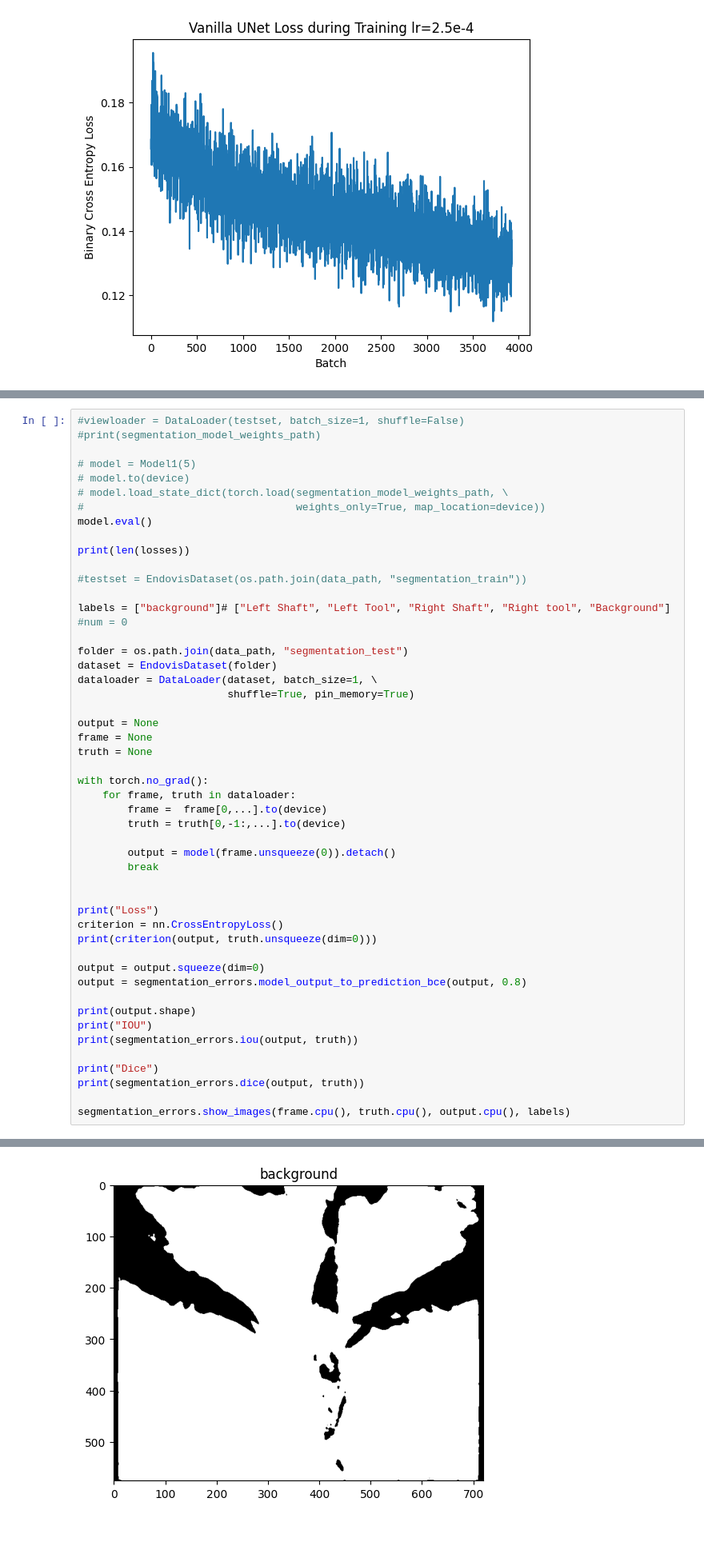
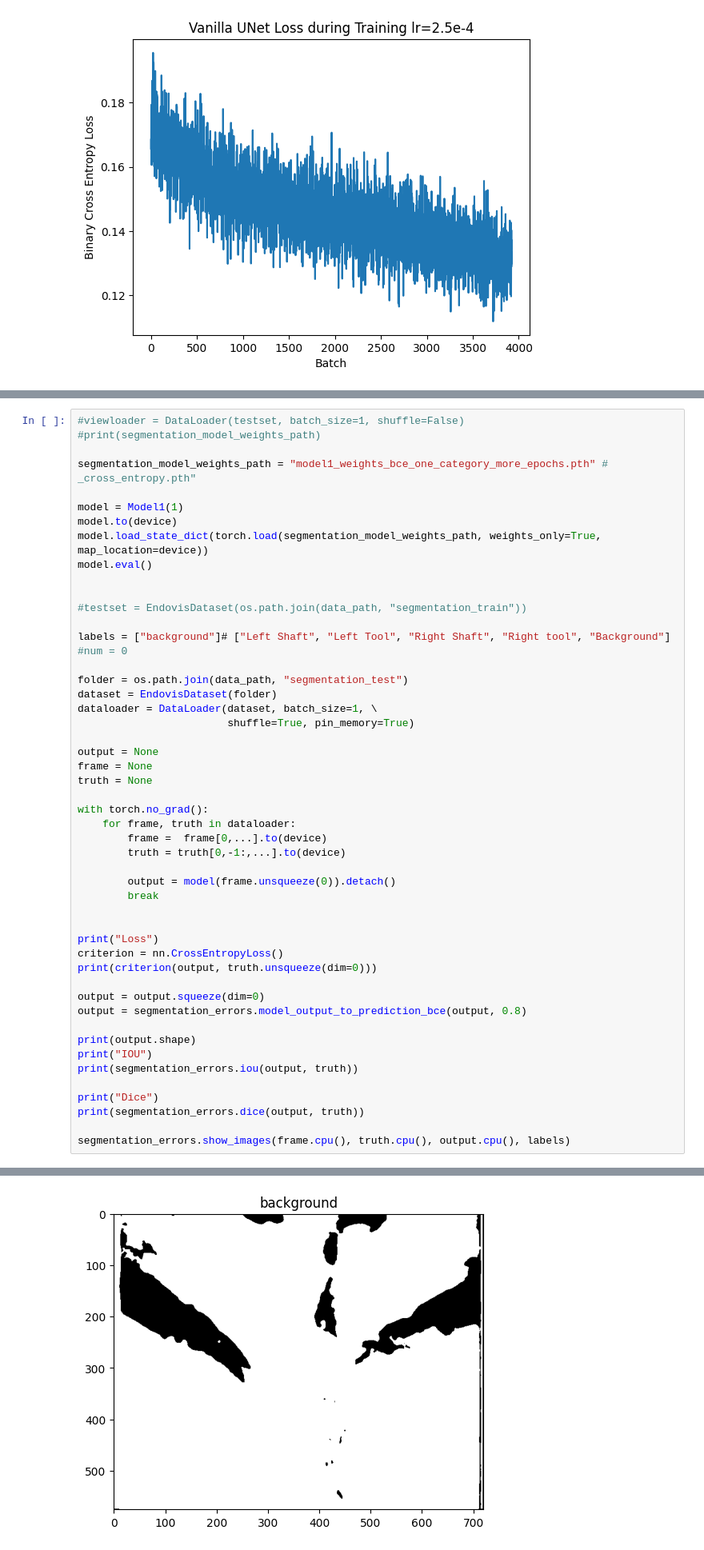
Before and after one commit to akrho19/CS_7643_project, a Jupyter notebook: main.ipynb, the cells around one changed output, grey strips where cells are left out. Shown at 80% size. Saved outputs shown, nothing was run; the diff lists cells and outputs as text.

Commit message:
Made some changes to how images are displayed for segmentation part

```diff
--- a/main.ipynb
+++ b/main.ipynb
@@ -167,13 +170,13 @@ with torch.no_grad():
 #viewloader = DataLoader(testset, batch_size=1, shuffle=False)
 #print(segmentation_model_weights_path)
 
-# model = Model1(5)
-# model.to(device)
-# model.load_state_dict(torch.load(segmentation_model_weights_path, \
-#                                  weights_only=True, map_location=device))
+segmentation_model_weights_path = "model1_weights_bce_one_category_more_epochs.pth" # _cross_entropy.pth"
+
+model = Model1(1)
+model.to(device)
+model.load_state_dict(torch.load(segmentation_model_weights_path, weights_only=True, map_location=device))
 model.eval()
 
-print(len(losses))
 
 #testset = EndovisDataset(os.path.join(data_path, "segmentation_train"))
 
@@ -232,8 +234,8 @@ Ground Truth:
 Output:
 tensor(0.)
 tensor(1.)
 Output:
-[figure, old version]
+[figure, new version]
 # %%
 iou_tensor = torch.cat(iou_list, dim=0).cpu()
 dice_tensor = torch.cat(dice_list, dim=0).cpu()
```
Also changed, not shown: parts of 11 cells of this notebook, 1 other file.
